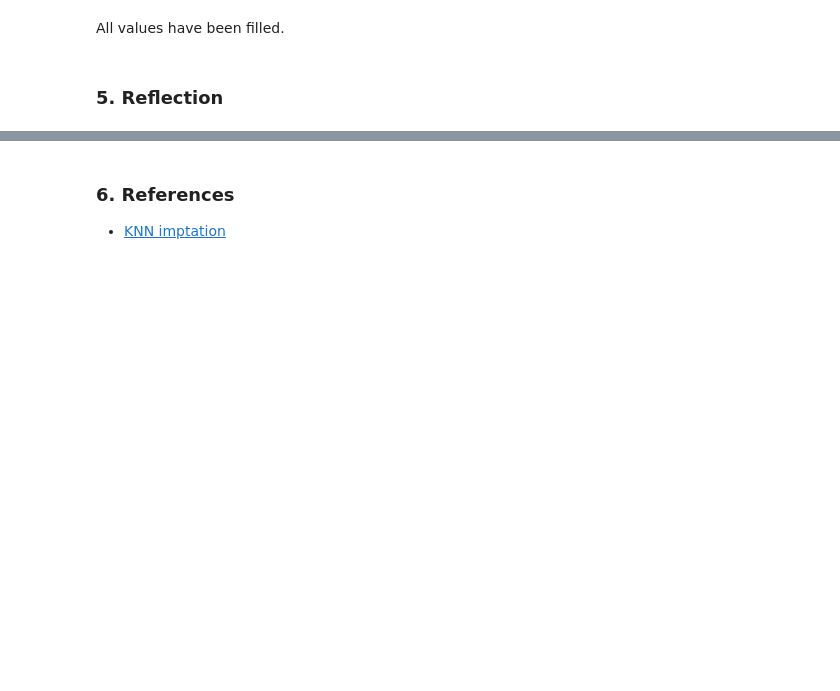
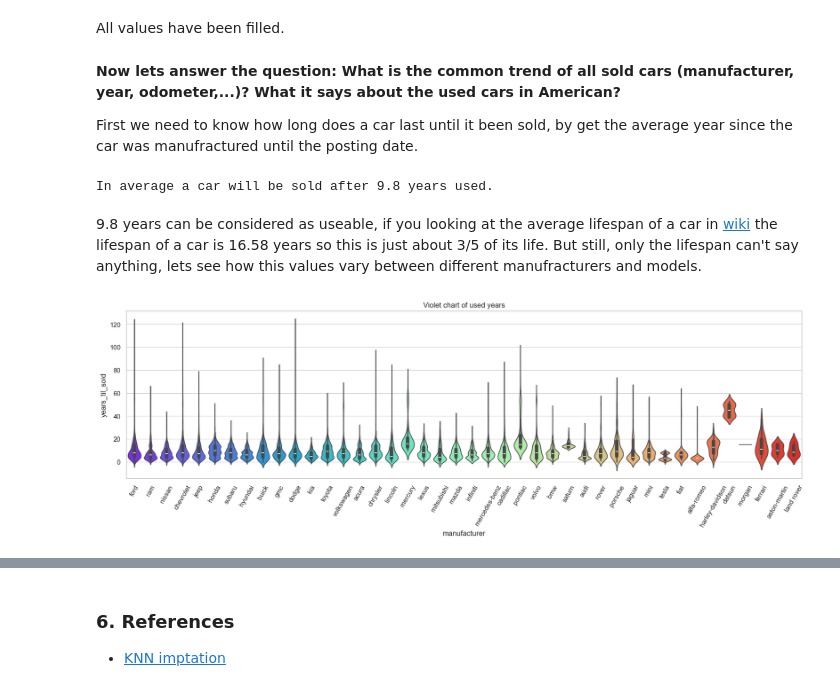
Before and after one commit to Chien-VuMinh/Used-Cars, a Jupyter notebook: Used Cars.ipynb, the cells around one changed output, grey strips where cells are left out. Drawn from its saved outputs; the diff is of its cells as text; code cells hidden in the pictures; blank space fills up the shorter version.

Commit message:
Answer question 2

```diff
--- a/Used Cars.ipynb
+++ b/Used Cars.ipynb
@@ -557,5 +558,36 @@ posting_date    False
 dtype: bool
 # %% [markdown]
 All values have been filled.
-# %% [markdown]
-### **5. Reflection**
+# %% [markdown]
+**Now lets answer the question: What is the common trend of all sold cars (manufacturer, year, odometer,...)? What it says about the used cars in American?**
+
+First we need to know how long does a car last until it been sold, by get the average year since the car was manufractured until the posting date.
+# %%
+# get the mean years
+years_til_sold = df['posting_date'].dt.year - df['year']
+
+# add to the dataframe
+df['years_til_sold'] = years_til_sold
+
+print(f'In average a car will be sold after {np.round(np.mean(years_til_sold), 1)} years used.')
+# %% [output]
+In average a car will be sold after 9.8 years used.
+# %% [markdown]
+9.8 years can be considered as useable, if you looking at the average lifespan of a car in [wiki](https://en.wikipedia.org/wiki/Car_longevity#cite_note-6) the lifespan of a car is 16.58 years so this is just about 3/5 of its life. But still, only the lifespan can't say anything, lets see how this values vary between different manufracturers and models.
+# %%
+# use to set style of background of plot
+sns.set_style('whitegrid')
+
+# increase the size of the figure
+plt.figure(figsize=(20, 5))
+
+# rotate the x axis tick
+plt.xticks(rotation=60)
+
+# set title
+plt.title('Violin chart of used years')
+
+# visualize with violin
+sns.violinplot(x='manufacturer', y='years_til_sold', hue='manufacturer', data=df, palette='rainbow');
+# %% [output]
+[figure, added]
```
Also changed, not shown: parts of 22 cells of this notebook.
